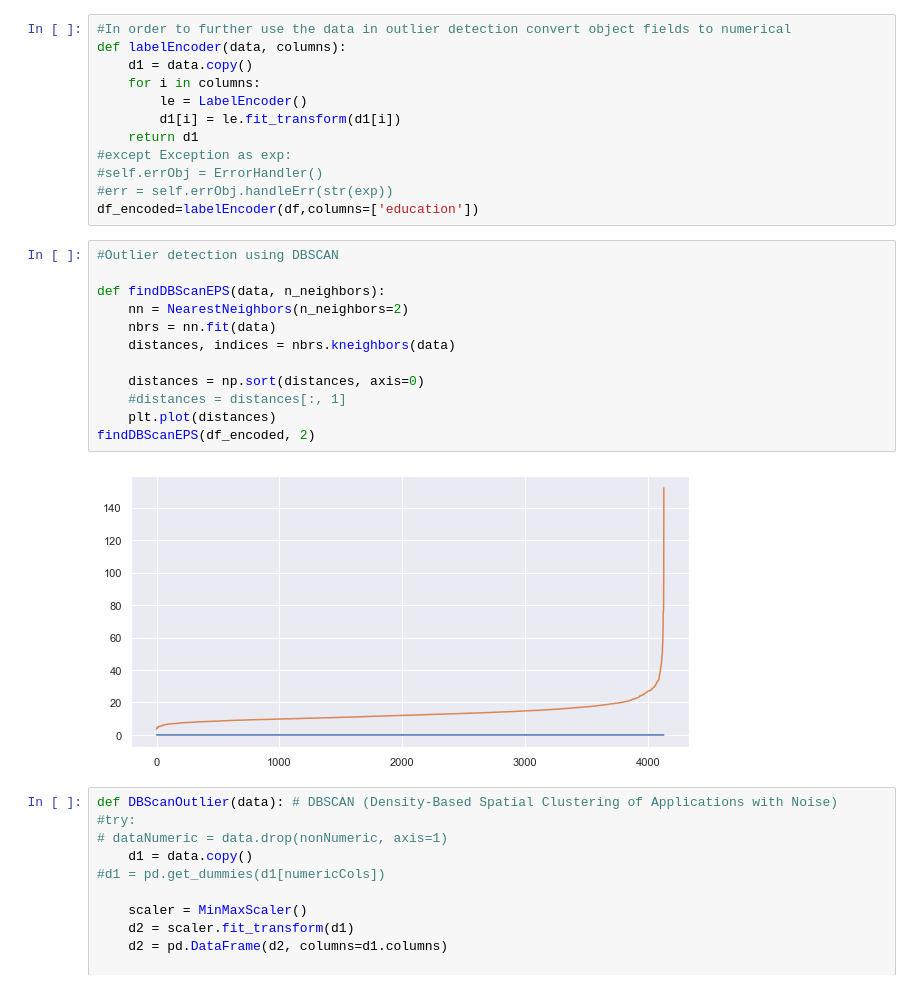
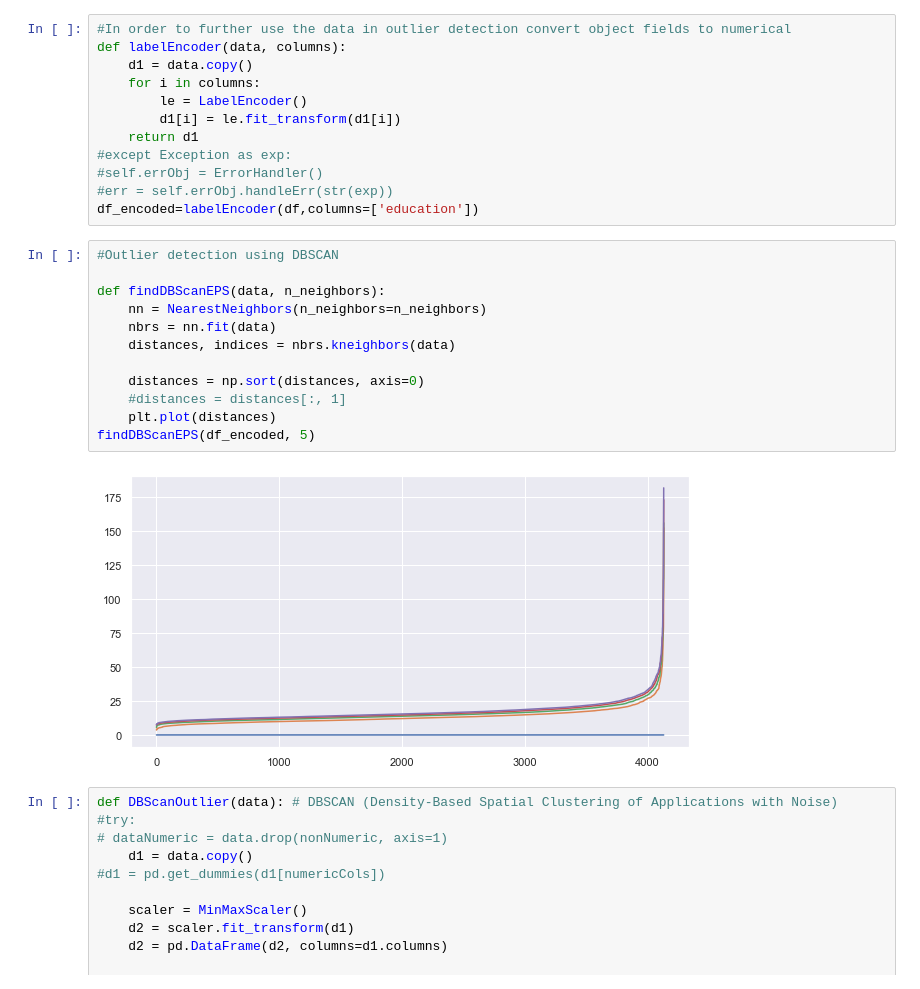
Before and after one commit to bitspilanigroup2/heartdisease, a Jupyter notebook: notebooks/1.0-lalitha-initial-data-exploration.ipynb, the cells around one changed output. Drawn from its saved outputs; the diff is of its cells as text.

```diff
--- a/notebooks/1.0-lalitha-initial-data-exploration.ipynb
+++ b/notebooks/1.0-lalitha-initial-data-exploration.ipynb
@@ -606,17 +607,17 @@ df_encoded=labelEncoder(df,columns=['education'])
 # %%
 #Outlier detection using DBSCAN
 
 def findDBScanEPS(data, n_neighbors):
-    nn = NearestNeighbors(n_neighbors=2)
+    nn = NearestNeighbors(n_neighbors=n_neighbors)
     nbrs = nn.fit(data)
     distances, indices = nbrs.kneighbors(data)
 
     distances = np.sort(distances, axis=0)
     #distances = distances[:, 1]
     plt.plot(distances)
-findDBScanEPS(df_encoded, 2)
+findDBScanEPS(df_encoded, 5)
 # %% [output]
-[figure, old version]
+[figure, new version]
 # %%
 def DBScanOutlier(data): # DBSCAN (Density-Based Spatial Clustering of Applications with Noise)
 #try:
```
Also changed, not shown: parts of 11 cells of this notebook.
